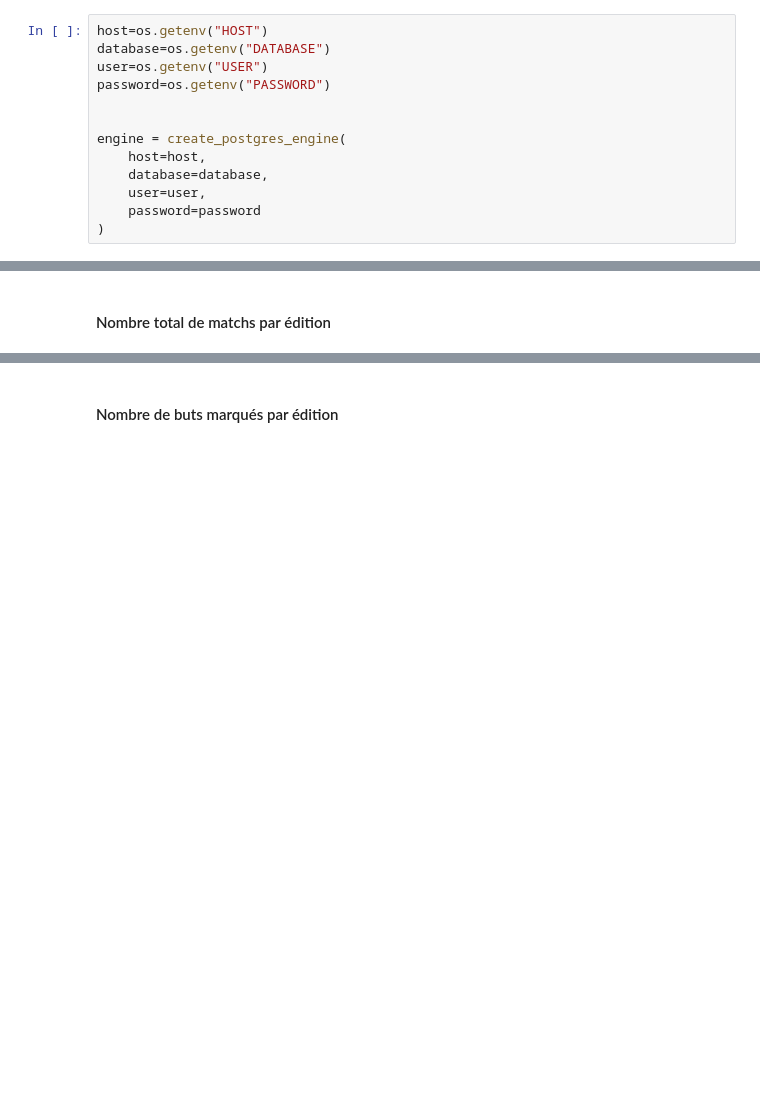
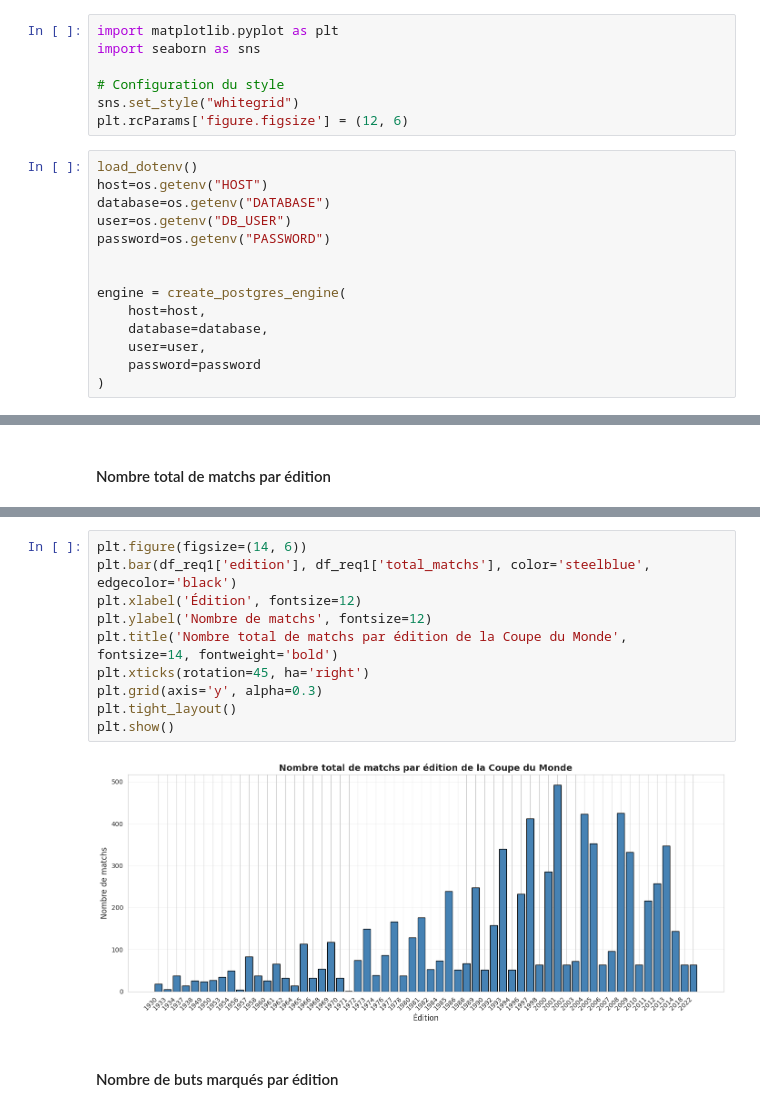
Before and after one commit to Simplon-DE-P1-2025/Brief-2-ETL-de-donn-es-footballistiques-Wickets-Sprinters, a Jupyter notebook: src/eda/eda_kaouter.ipynb, the cells around one changed output, grey strips where cells are left out. Saved outputs shown, nothing was run; the diff lists cells and outputs as text; blank space fills up the shorter version.

Commit message:
analyse: ajout des graphespour toutes les requetes eda_kaouter.ipynb

```diff
--- a/src/eda/eda_kaouter.ipynb
+++ b/src/eda/eda_kaouter.ipynb
@@ -177,10 +177,18 @@ def dataframe_to_table(
         index=False,
         method="multi"
     )
+# %%
+import matplotlib.pyplot as plt
+import seaborn as sns
+
+# Configuration du style
+sns.set_style("whitegrid")
+plt.rcParams['figure.figsize'] = (12, 6)
 # %%
+load_dotenv()
 host=os.getenv("HOST")
 database=os.getenv("DATABASE")
-user=os.getenv("USER")
+user=os.getenv("DB_USER")
 password=os.getenv("PASSWORD")
 
 
@@ -208,3 +234,15 @@ df_req1
+# %%
+plt.figure(figsize=(14, 6))
+plt.bar(df_req1['edition'], df_req1['total_matchs'], color='steelblue', edgecolor='black')
+plt.xlabel('Édition', fontsize=12)
+plt.ylabel('Nombre de matchs', fontsize=12)
+plt.title('Nombre total de matchs par édition de la Coupe du Monde', fontsize=14, fontweight='bold')
+plt.xticks(rotation=45, ha='right')
+plt.grid(axis='y', alpha=0.3)
+plt.tight_layout()
+plt.show()
+# %% [output]
+[figure, added]
 # %% [markdown]
 #### Nombre de buts marqués par édition
 # %%
```
Also changed, not shown: parts of 12 cells of this notebook.
